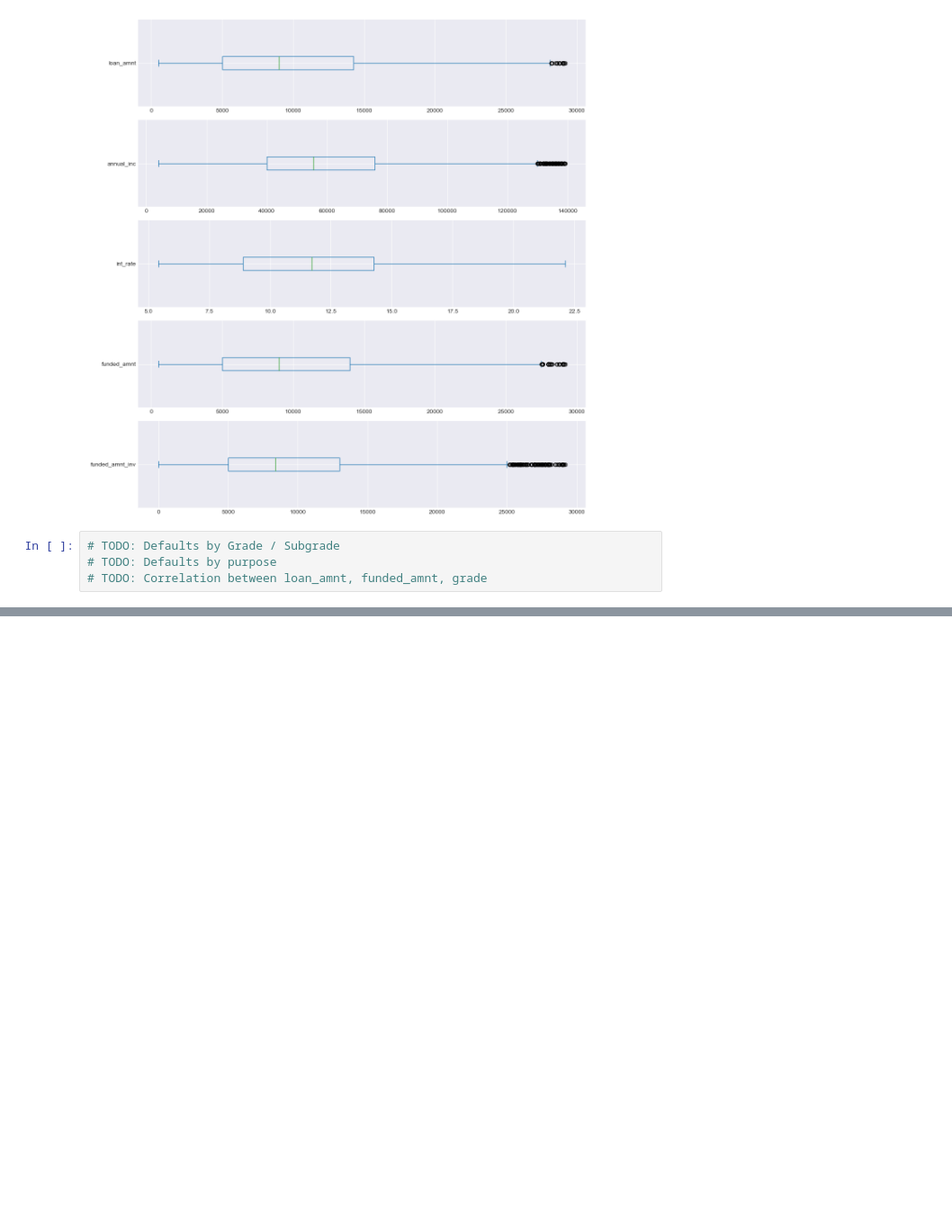
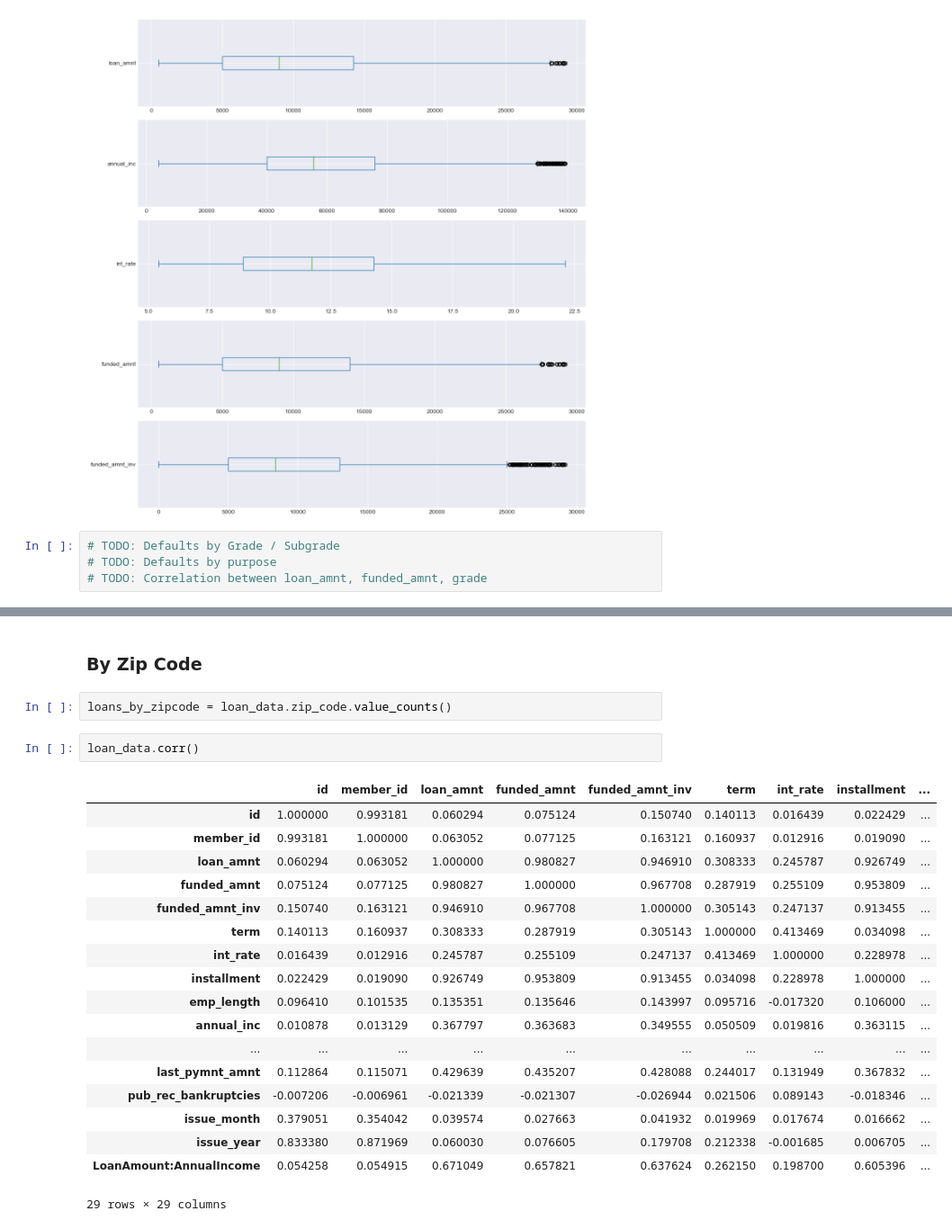
Before and after one commit to cyberpirate92/lending-club-case-study, a Jupyter notebook: Lending Club Case Study.ipynb, the cells around one changed output, grey strips where cells are left out. Shown at 90% size. Cells and saved outputs as stored; diff of their text form; blank space fills up the shorter version.

```diff
--- a/Lending Club Case Study.ipynb
+++ b/Lending Club Case Study.ipynb
@@ -997,0 +1016,25 @@ loans_by_zipcode = loan_data.zip_code.value_counts()
+# %% [markdown]
+### By Zip Code
+# %%
+loans_by_zipcode = loan_data.zip_code.value_counts()
+# %%
+loan_data.corr()
+# %% [output]
+|  | id | member_id | loan_amnt | funded_amnt | funded_amnt_inv | term | int_rate | installment | ... |
+| id | 1.000000 | 0.993181 | 0.060294 | 0.075124 | 0.150740 | 0.140113 | 0.016439 | 0.022429 | ... |
+| member_id | 0.993181 | 1.000000 | 0.063052 | 0.077125 | 0.163121 | 0.160937 | 0.012916 | 0.019090 | ... |
+| loan_amnt | 0.060294 | 0.063052 | 1.000000 | 0.980827 | 0.946910 | 0.308333 | 0.245787 | 0.926749 | ... |
+| funded_amnt | 0.075124 | 0.077125 | 0.980827 | 1.000000 | 0.967708 | 0.287919 | 0.255109 | 0.953809 | ... |
+| funded_amnt_inv | 0.150740 | 0.163121 | 0.946910 | 0.967708 | 1.000000 | 0.305143 | 0.247137 | 0.913455 | ... |
+| term | 0.140113 | 0.160937 | 0.308333 | 0.287919 | 0.305143 | 1.000000 | 0.413469 | 0.034098 | ... |
+| int_rate | 0.016439 | 0.012916 | 0.245787 | 0.255109 | 0.247137 | 0.413469 | 1.000000 | 0.228978 | ... |
+| installment | 0.022429 | 0.019090 | 0.926749 | 0.953809 | 0.913455 | 0.034098 | 0.228978 | 1.000000 | ... |
+| emp_length | 0.096410 | 0.101535 | 0.135351 | 0.135646 | 0.143997 | 0.095716 | -0.017320 | 0.106000 | ... |
+| annual_inc | 0.010878 | 0.013129 | 0.367797 | 0.363683 | 0.349555 | 0.050509 | 0.019816 | 0.363115 | ... |
+| ... | ... | ... | ... | ... | ... | ... | ... | ... | ... |
+| last_pymnt_amnt | 0.112864 | 0.115071 | 0.429639 | 0.435207 | 0.428088 | 0.244017 | 0.131949 | 0.367832 | ... |
+| pub_rec_bankruptcies | -0.007206 | -0.006961 | -0.021339 | -0.021307 | -0.026944 | 0.021506 | 0.089143 | -0.018346 | ... |
+| issue_month | 0.379051 | 0.354042 | 0.039574 | 0.027663 | 0.041932 | 0.019969 | 0.017674 | 0.016662 | ... |
+| issue_year | 0.833380 | 0.871969 | 0.060030 | 0.076605 | 0.179708 | 0.212338 | -0.001685 | 0.006705 | ... |
+| LoanAmount:AnnualIncome | 0.054258 | 0.054915 | 0.671049 | 0.657821 | 0.637624 | 0.262150 | 0.198700 | 0.605396 | ... |
+29 rows × 29 columns
```
Also changed, not shown: parts of 122 cells of this notebook.
